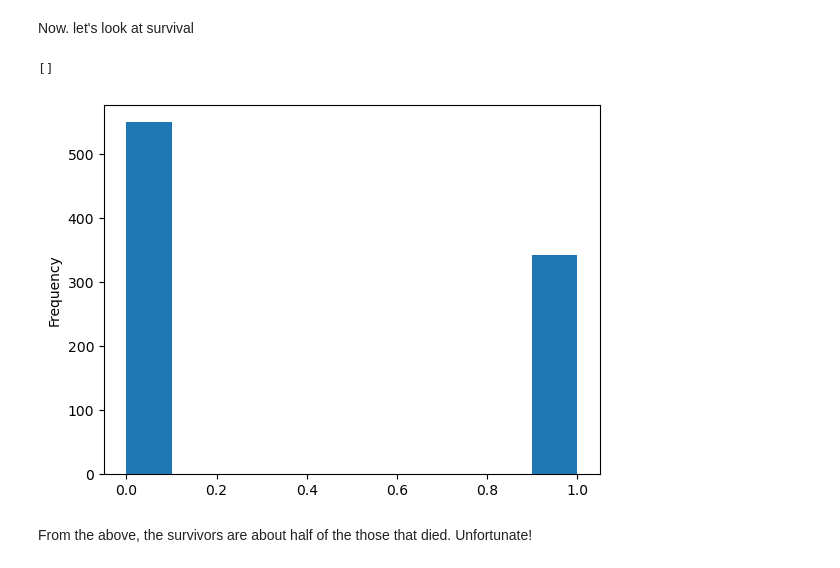
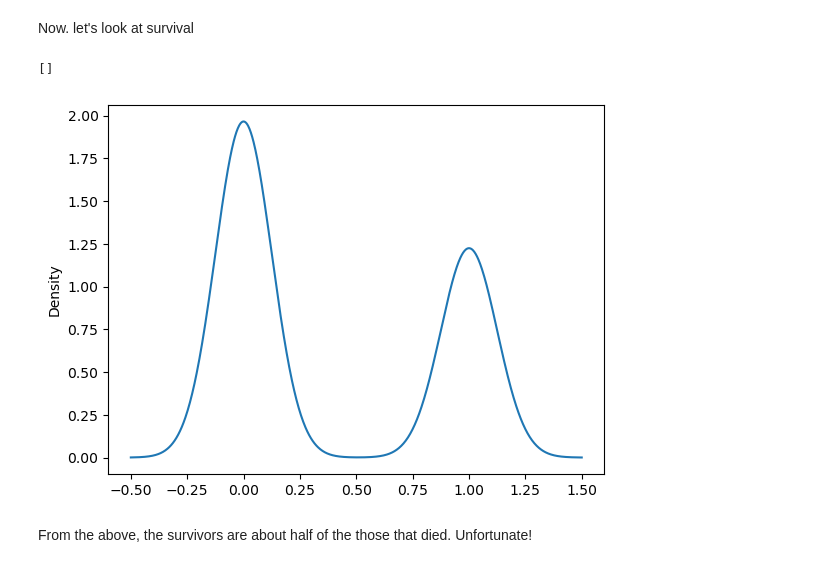
Before and after one commit to lukmanaj/ArewaDS-Machine-Learning-Assignments, a Jupyter notebook: week_03/2_visualizing_distributions_assignment.ipynb, the cells around one changed output. Drawn from its saved outputs; the diff is of its cells as text; code cells hidden in the pictures.

```diff
--- a/week_03/2_visualizing_distributions_assignment.ipynb
+++ b/week_03/2_visualizing_distributions_assignment.ipynb
@@ -64,11 +64,11 @@ Looking at the simple plot of the ages, a significant majority were in their you
 # %% [markdown]
 Now. let's look at survival
 # %%
-titanic['Survived'].plot(kind='hist')
+titanic['Survived'].plot(kind='kde')
 plt.plot()
 # %% [output]
 []
-[figure, old version]
+[figure, new version]
 # %% [markdown]
 From the above, the survivors are about half of the those that died. Unfortunate!
 # %% [markdown]
```
